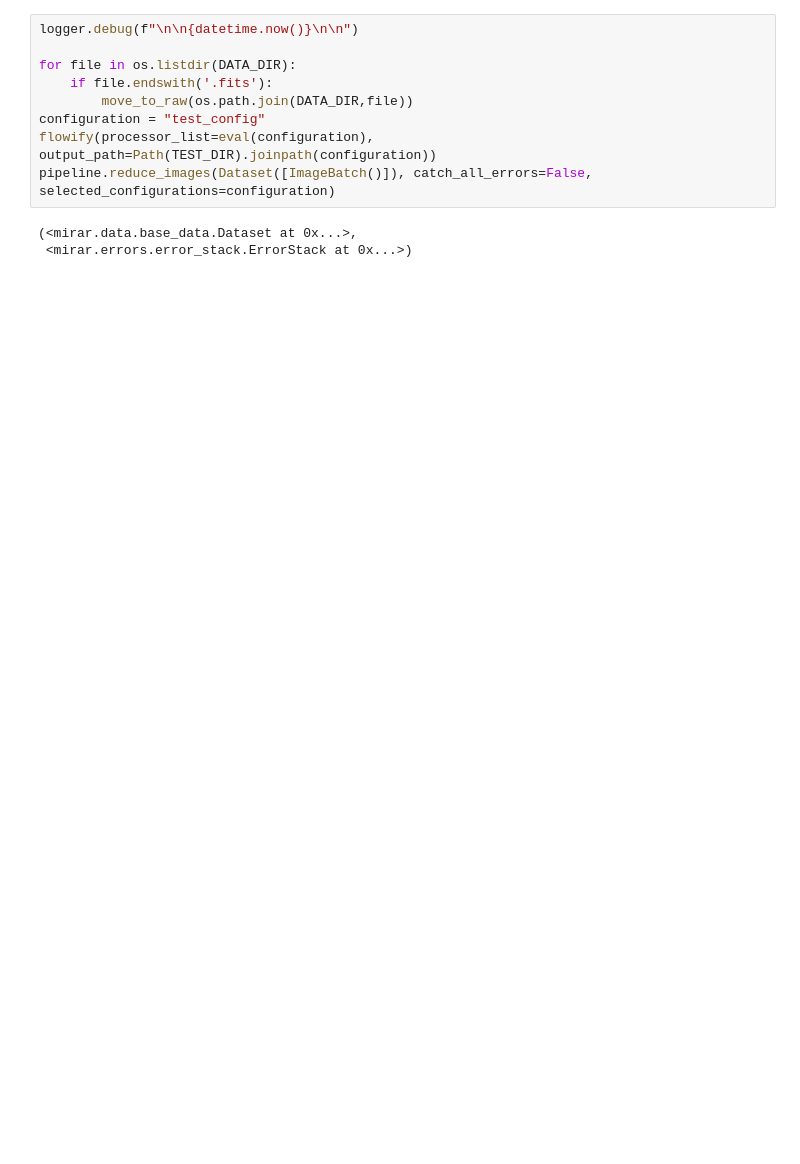
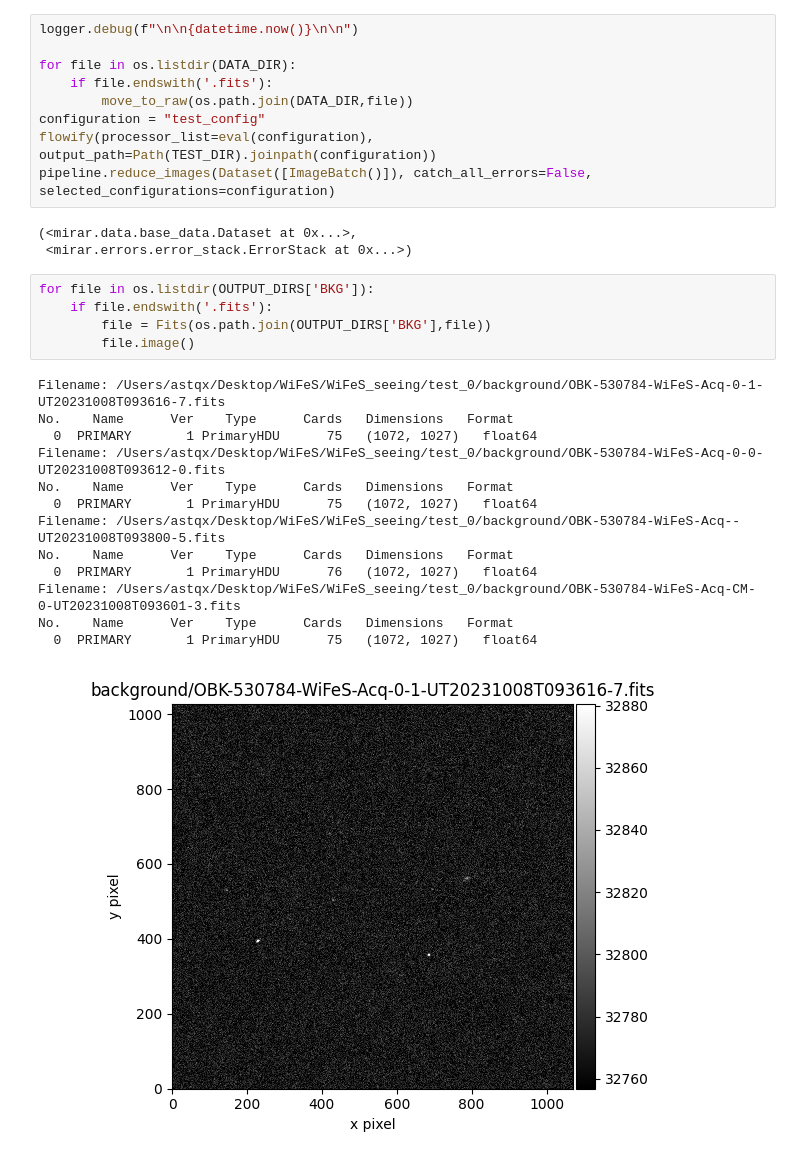
Before and after one commit to MaxFleming23/WiFeS_seeing, a Jupyter notebook: pipeline.ipynb, the cells around one changed output. Cells and saved outputs as stored; diff of their text form; blank space fills up the shorter version.

```diff
--- a/pipeline.ipynb
+++ b/pipeline.ipynb
@@ -718,3 +1154,22 @@ pipeline.reduce_images(Dataset([ImageBatch()]), catch_all_errors=False, selected
 # %% [output]
 (<mirar.data.base_data.Dataset at 0x...>,
  <mirar.errors.error_stack.ErrorStack at 0x...>)
+# %%
+for file in os.listdir(OUTPUT_DIRS['BKG']):
+    if file.endswith('.fits'):
+        file = Fits(os.path.join(OUTPUT_DIRS['BKG'],file))
+        file.image()
+# %% [output]
+Filename: /Users/astqx/Desktop/WiFeS/WiFeS_seeing/test_0/background/OBK-530784-WiFeS-Acq-0-1-UT20231008T093616-7.fits
+No.    Name      Ver    Type      Cards   Dimensions   Format
+  0  PRIMARY       1 PrimaryHDU      75   (1072, 1027)   float64
+Filename: /Users/astqx/Desktop/WiFeS/WiFeS_seeing/test_0/background/OBK-530784-WiFeS-Acq-0-0-UT20231008T093612-0.fits
+No.    Name      Ver    Type      Cards   Dimensions   Format
+  0  PRIMARY       1 PrimaryHDU      75   (1072, 1027)   float64
+Filename: /Users/astqx/Desktop/WiFeS/WiFeS_seeing/test_0/background/OBK-530784-WiFeS-Acq--UT20231008T093800-5.fits
+No.    Name      Ver    Type      Cards   Dimensions   Format
+  0  PRIMARY       1 PrimaryHDU      76   (1072, 1027)   float64
+Filename: /Users/astqx/Desktop/WiFeS/WiFeS_seeing/test_0/background/OBK-530784-WiFeS-Acq-CM-0-UT20231008T093601-3.fits
+No.    Name      Ver    Type      Cards   Dimensions   Format
+  0  PRIMARY       1 PrimaryHDU      75   (1072, 1027)   float64
+[figure, added]
```
Also changed, not shown: parts of 7 cells of this notebook, 42 other files.
